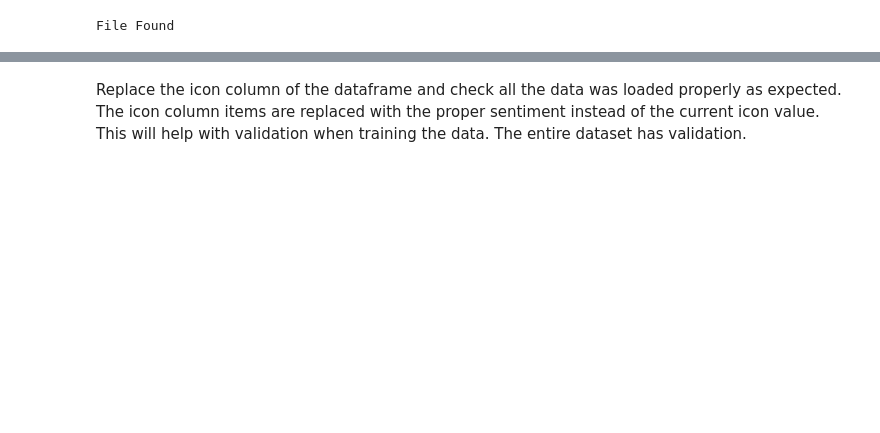
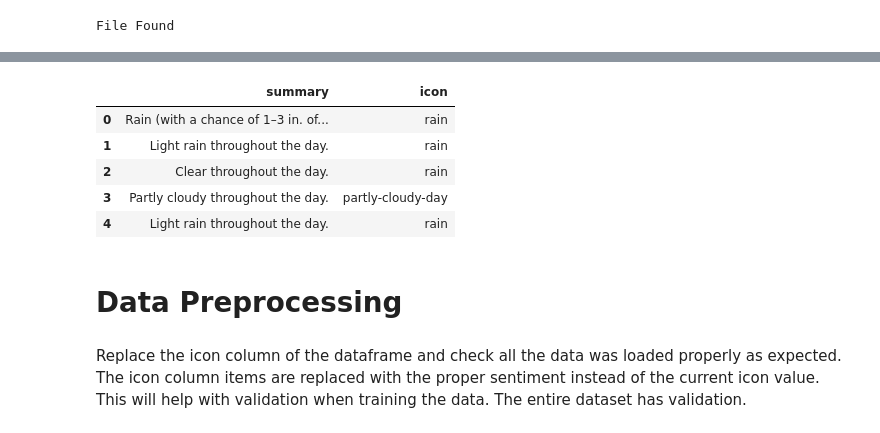
Before and after one commit to KamranHussain05/bert-model-eval, a Jupyter notebook: SentimentTrainingEval/BertDRFConditionSegmentation.ipynb, the cells around one changed output, grey strips where cells are left out. Drawn from its saved outputs; the diff is of its cells as text; code cells hidden in the pictures; blank space fills up the shorter version.

```diff
--- a/SentimentTrainingEval/BertDRFConditionSegmentation.ipynb
+++ b/SentimentTrainingEval/BertDRFConditionSegmentation.ipynb
@@ -51,3 +84,20 @@ File Found
+# %%
+path= "daily_weather_2020_cleaned.csv"
+
+if(os.path.exists(path)):
+  print("File Found")
+  df = pd.read_csv(path, usecols=['text', 'labels'], low_memory=True, dtype=str, encoding="utf-8")
+
+df.head()
+# %% [output]
+|  | summary | icon |
+| 0 | Rain (with a chance of 1–3 in. of... | rain |
+| 1 | Light rain throughout the day. | rain |
+| 2 | Clear throughout the day. | rain |
+| 3 | Partly cloudy throughout the day. | partly-cloudy-day |
+| 4 | Light rain throughout the day. | rain |
+# %% [markdown]
+# Data Preprocessing
 # %% [markdown]
 Replace the icon column of the dataframe and check all the data was loaded properly as expected. The icon column items are replaced with the proper sentiment instead of the current icon value. This will help with validation when training the data. The entire dataset has validation.
 # %%
```
Also changed, not shown: parts of 77 cells of this notebook.
